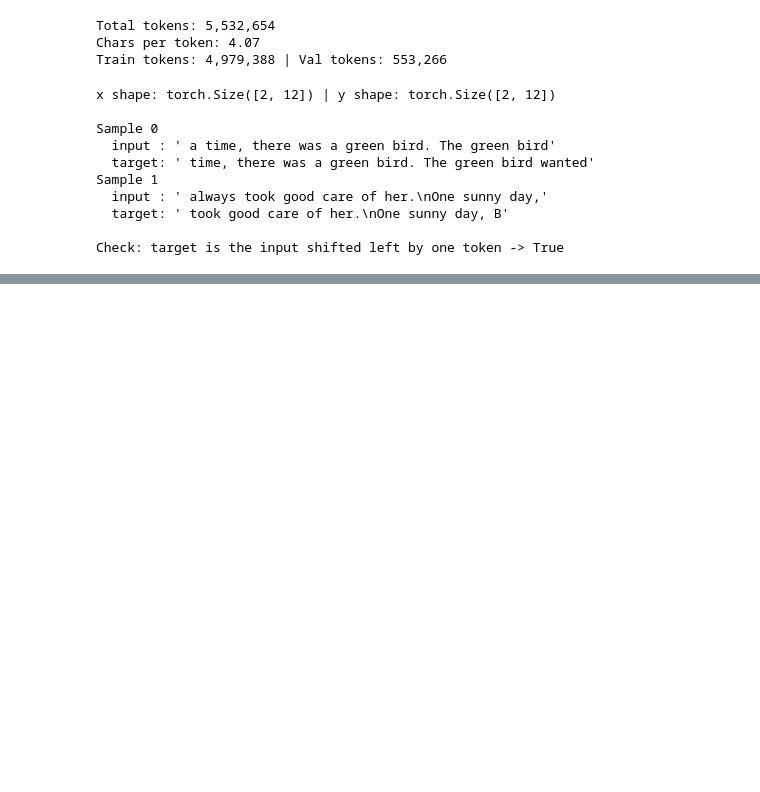
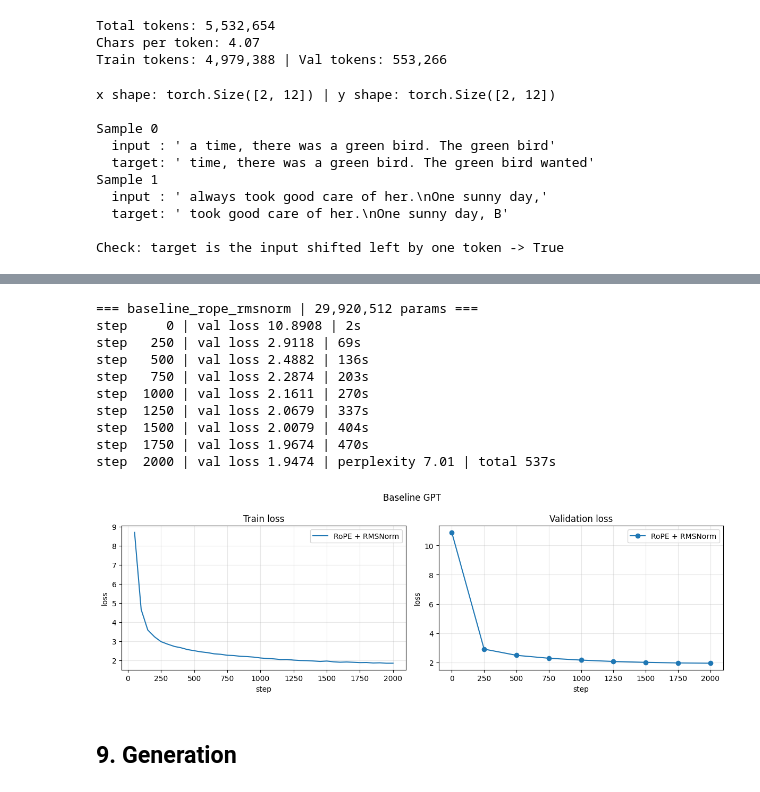
Before and after one commit to notmakgg-ux/GPT-build-by-me, a Jupyter notebook: TrainingMyGPT.ipynb, the cells around one changed output, grey strips where cells are left out. Drawn from its saved outputs; the diff is of its cells as text; code cells hidden in the pictures; blank space fills up the shorter version.

```diff
--- a/TrainingMyGPT.ipynb
+++ b/TrainingMyGPT.ipynb
@@ -723,0 +760,17 @@ Check: target is the input shifted left by one token -> True
+# %%
+import time
+
+@dataclass
+class TrainConfig:
+    batch_size: int = 32
+    block_size: int = 256
+    max_steps: int = 2000
+    warmup_steps: int = 100
+    lr: float = 6e-4
+    min_lr: float = 6e-5
+    weight_decay: float = 0.1
+    grad_clip: float = 1.0
+    eval_interval: int = 250
+    eval_iters: int = 20
+    log_interval: int = 50
+    seed: int = 1337
@@ -723,0 +884,38 @@ Check: target is the input shifted left by one token -> True
+# %%
+import matplotlib.pyplot as plt
+
+def plot_histories(histories, title="Training curves"):
+    fig, axes = plt.subplots(1, 2, figsize=(12, 4))
+    for name, h in histories.items():
+        axes[0].plot(h["train_steps"], h["train_loss"], label=name)
+        axes[1].plot(h["val_steps"], h["val_loss"], marker="o", label=name)
+    axes[0].set_title("Train loss")
+    axes[1].set_title("Validation loss")
+    for ax in axes:
+        ax.set_xlabel("step")
+        ax.set_ylabel("loss")
+        ax.grid(alpha=0.3)
+        ax.legend()
+    fig.suptitle(title)
+    plt.tight_layout()
+    plt.show()
+# %%
+tc = TrainConfig()
+baseline_cfg = GPTConfig(pos_type="rope", norm_type="rmsnorm")
+
+model, baseline_hist = train(baseline_cfg, tc, "baseline_rope_rmsnorm")
+plot_histories({"RoPE + RMSNorm": baseline_hist}, title="Baseline GPT")
+# %% [output]
+=== baseline_rope_rmsnorm | 29,920,512 params ===
+step     0 | val loss 10.8908 | 2s
+step   250 | val loss 2.9118 | 69s
+step   500 | val loss 2.4882 | 136s
+step   750 | val loss 2.2874 | 203s
+step  1000 | val loss 2.1611 | 270s
+step  1250 | val loss 2.0679 | 337s
+step  1500 | val loss 2.0079 | 404s
+step  1750 | val loss 1.9674 | 470s
+step  2000 | val loss 1.9474 | perplexity 7.01 | total 537s
+[figure, added]
+# %% [markdown]
+## 9. Generation
```
Also changed, not shown: parts of 36 cells of this notebook.
